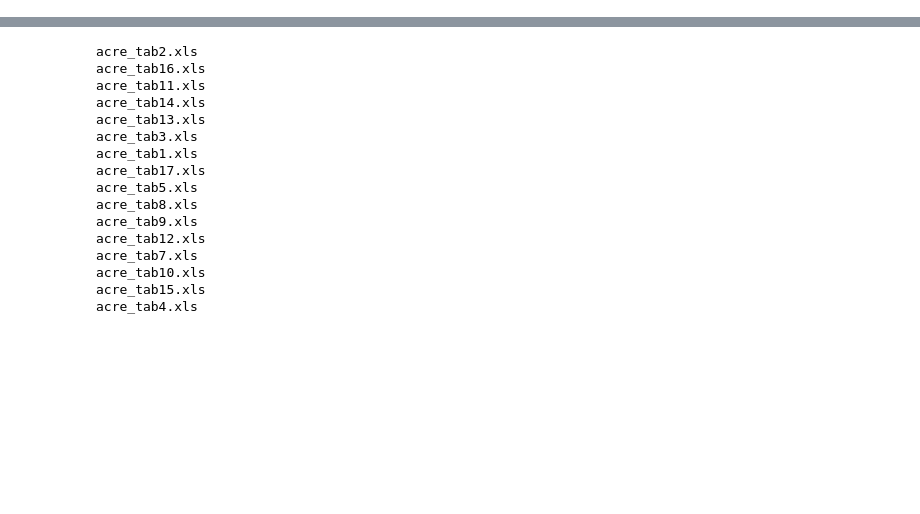
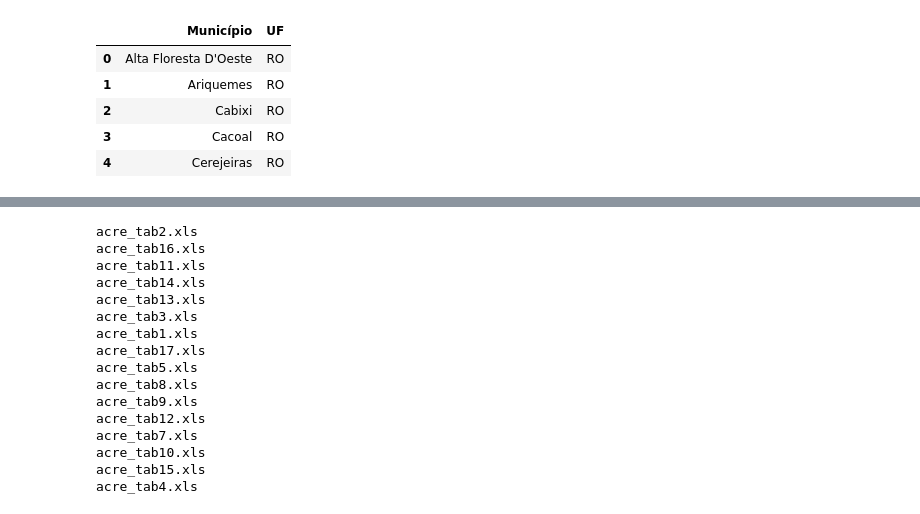
Before and after one commit to Bereoff/censo_brasil, a Jupyter notebook: notebooks/get_tab1.ipynb, the cells around one changed output, grey strips where cells are left out. Cells and saved outputs as stored; diff of their text form; code cells hidden in the pictures; blank space fills up the shorter version.

```diff
--- a/notebooks/get_tab1.ipynb
+++ b/notebooks/get_tab1.ipynb
@@ -25,0 +28,9 @@ state_dict = {'acre':'AC', 'alagoas':'AL','amapa':'AP',
+# %%
+df.head()
+# %% [output]
+|  | Município | UF |
+| 0 | Alta Floresta D'Oeste | RO |
+| 1 | Ariquemes | RO |
+| 2 | Cabixi | RO |
+| 3 | Cacoal | RO |
+| 4 | Cerejeiras | RO |
```
Also changed, not shown: parts of 8 cells of this notebook.
